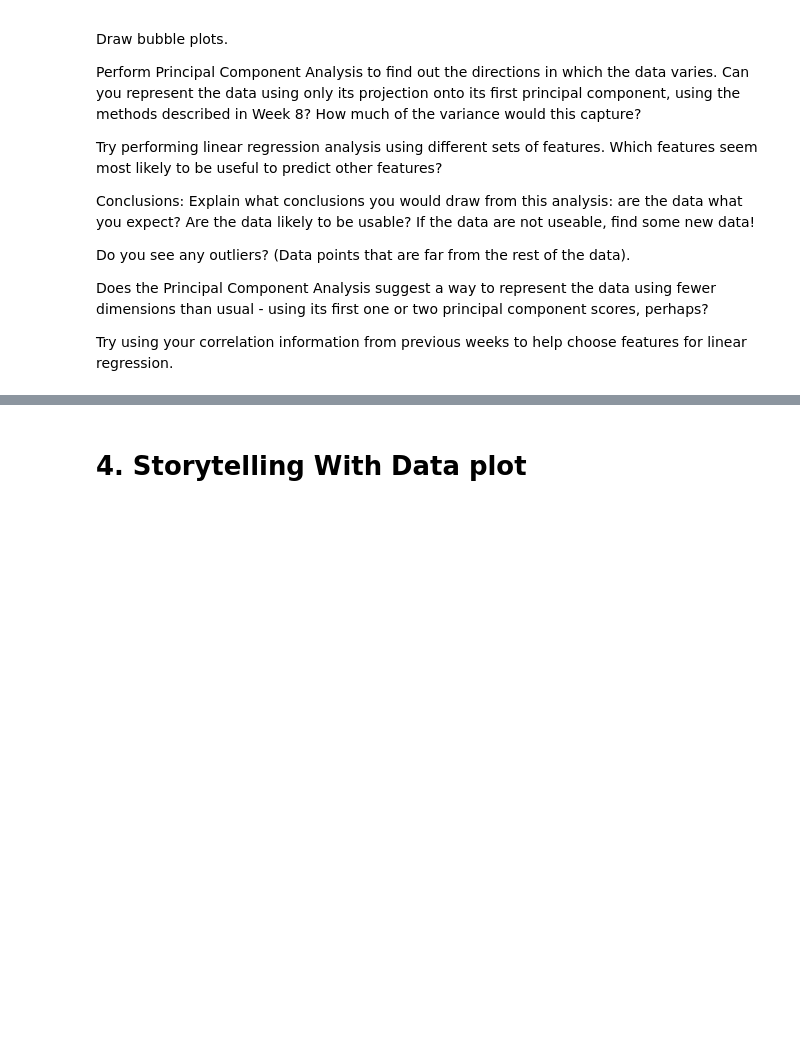
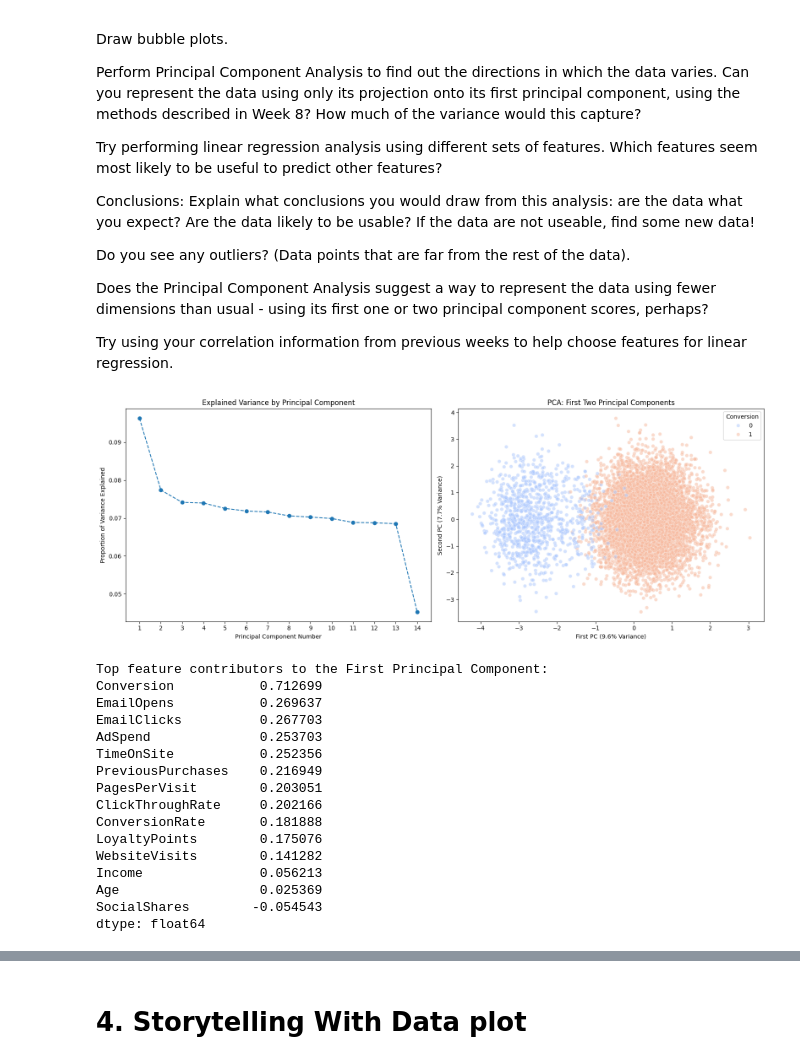
Before and after one commit to aqds-hub/Learning, a Jupyter notebook: Mod b/OMDS-ModB2-Week9-QuintinoDosSantos-Amanda.ipynb, the cells around one changed output, grey strips where cells are left out. Saved outputs shown, nothing was run; the diff lists cells and outputs as text; code cells hidden in the pictures; blank space fills up the shorter version.

```diff
--- a/Mod b/OMDS-ModB2-Week9-QuintinoDosSantos-Amanda.ipynb
+++ b/Mod b/OMDS-ModB2-Week9-QuintinoDosSantos-Amanda.ipynb
@@ -63,0 +71,70 @@ Try using your correlation information from previous weeks to help choose featur
+# %%
+predict_conversion_df = pd.read_csv("predict-conversion-dataset.csv")
+# %%
+# PCA analysis predict_conversion_df
+
+# filter out categorical columns and the CustomerID
+numeric_cols = predict_conversion_df.select_dtypes(include=[np.number]).drop(columns=['CustomerID'], errors='ignore')
+
+# Drop any missing values
+numeric_cols = numeric_cols.dropna()
+
+# Standardize the data
+scaler = StandardScaler()
+scaled_data = scaler.fit_transform(numeric_cols)
+
+# Fit PCA
+pca = PCA()
+pca.fit(scaled_data)
+
+# Scores for first two principal components
+pca_scores = pca.transform(scaled_data)
+
+# Plot the explained variance and the first two components
+fig, axes = plt.subplots(1, 2, figsize=(16, 6))
+
+# Scree plot
+axes[0].plot(range(1, len(pca.explained_variance_ratio_) + 1), pca.explained_variance_ratio_, marker='o', linestyle='--')
+axes[0].set_title('Explained Variance by Principal Component')
+axes[0].set_xlabel('Principal Component Number')
+axes[0].set_ylabel('Proportion of Variance Explained')
+axes[0].set_xticks(range(1, len(pca.explained_variance_ratio_) + 1))
+
+# Scatter plot of the first two principal components
+scatter = sns.scatterplot(
+    x=pca_scores[:, 0], y=pca_scores[:, 1],
+    hue=numeric_cols['Conversion'] if 'Conversion' in numeric_cols.columns else None,
+    alpha=0.5, palette='coolwarm', ax=axes[1]
+)
+axes[1].set_title('PCA: First Two Principal Components')
+axes[1].set_xlabel(f'First PC ({pca.explained_variance_ratio_[0]*100:.1f}% Variance)')
+axes[1].set_ylabel(f'Second PC ({pca.explained_variance_ratio_[1]*100:.1f}% Variance)')
+
+if 'Conversion' in numeric_cols.columns:
+    axes[1].legend(title='Conversion', loc='best')
+
+plt.tight_layout()
+plt.show()
+
+# Top contributors of the first Principal Component
+print("Top feature contributors to the First Principal Component:")
+pc1_components = pd.Series(pca.components_[0], index=numeric_cols.columns).sort_values(ascending=False)
+print(pc1_components)
+# %% [output]
+[figure, added]
+Top feature contributors to the First Principal Component:
+Conversion           0.712699
+EmailOpens           0.269637
+EmailClicks          0.267703
+AdSpend              0.253703
+TimeOnSite           0.252356
+PreviousPurchases    0.216949
+PagesPerVisit        0.203051
+ClickThroughRate     0.202166
+ConversionRate       0.181888
+LoyaltyPoints        0.175076
+WebsiteVisits        0.141282
+Income               0.056213
+Age                  0.025369
+SocialShares        -0.054543
+dtype: float64
```
Also changed, not shown: parts of 11 cells of this notebook, 3 other files.
